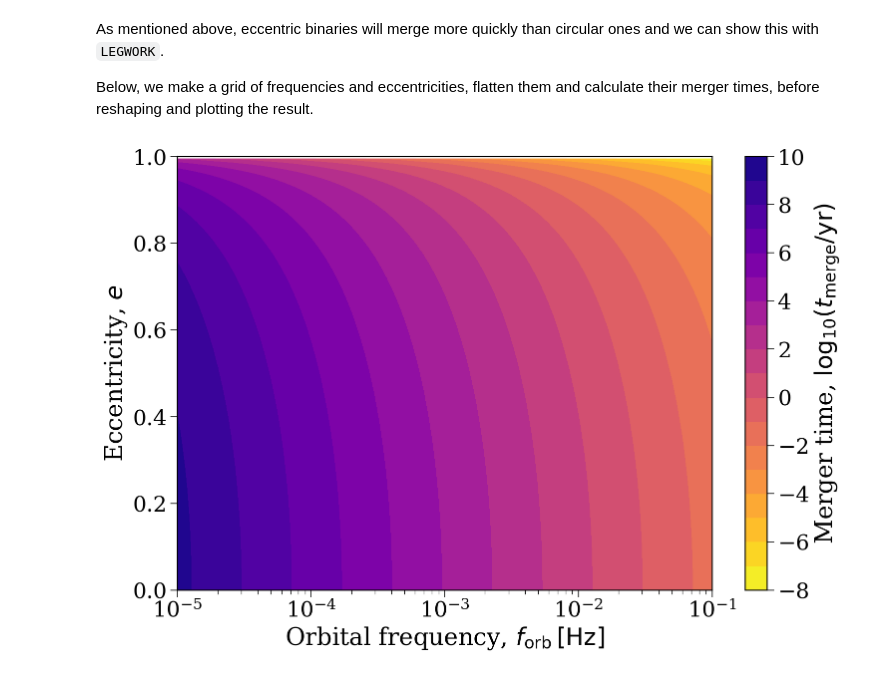
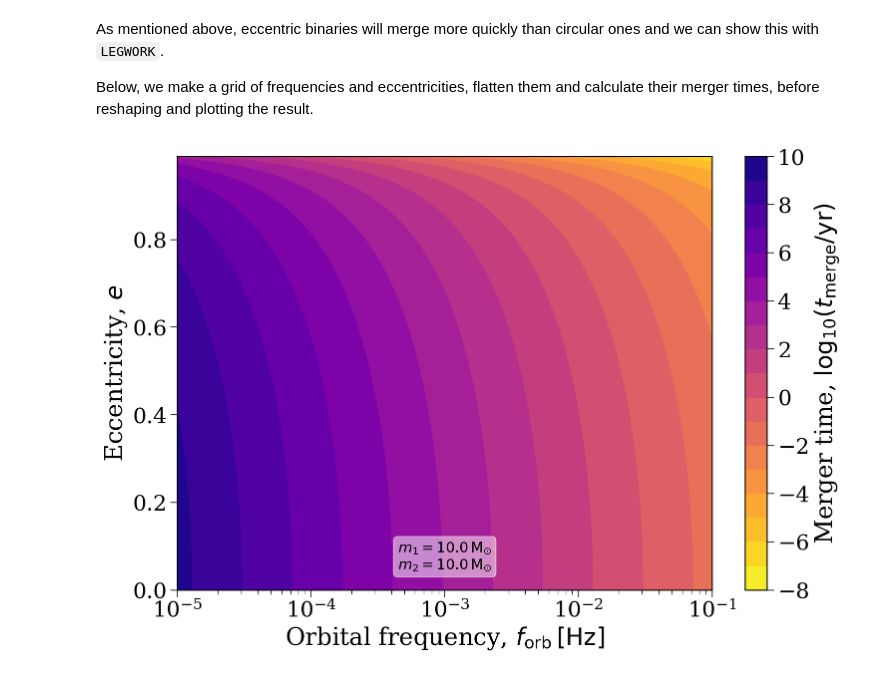
Before and after one commit to TeamLEGWORK/LEGWORK, a Jupyter notebook: docs/demos/The Role of Eccentricity.ipynb, the cells around one changed output. Drawn from its saved outputs; the diff is of its cells as text; code cells hidden in the pictures.

```diff
--- a/docs/demos/The Role of Eccentricity.ipynb
+++ b/docs/demos/The Role of Eccentricity.ipynb
@@ -135,15 +135,24 @@ t_merge = lw.evol.get_t_merge_ecc(ecc_i=E.flatten(), f_orb_i=F.flatten(), m_1=m_
 # %%
 fig, ax = plt.subplots()
 
 cont = ax.contourf(F, E, np.log10(t_merge.to(u.yr).value), cmap="plasma_r", levels=np.linspace(-8, 10, 19))
 cbar = fig.colorbar(cont, label=r"Merger time, $\log_{10} (t_{\rm merge} / {\rm yr})$")
 ax.set_xscale("log")
 
+# hide edges that show up in rendered PDFs
+for c in cont.collections:
+    c.set_edgecolor("face")
+
+mass_string = ""
+mass_string += r"$m_1 = {{{}}} \, {{ \rm M_{{\odot}}}}$".format(m_1[0].value)
+mass_string += "\n"
+mass_string += r"$m_2 = {{{}}} \, {{ \rm M_{{\odot}}}}$".format(m_2[0].value)
+ax.annotate(mass_string, xy=(0.5, 0.04), xycoords="axes fraction", fontsize=0.6*fs,
+            bbox=dict(boxstyle="round", color="white", ec="white", alpha=0.5), ha="center", va="bottom")
+
 ax.set_xlabel(r"Orbital frequency, $f_{\rm orb} \, [\rm Hz]$")
 ax.set_ylabel(r"Eccentricity, $e$")
 
-ax.set_ylim(0, 1)
-
 plt.show()
 # %% [output]
-[figure, old version]
+[figure, new version]
```
Also changed, not shown: parts of 1 cell of this notebook, 3 other files.
